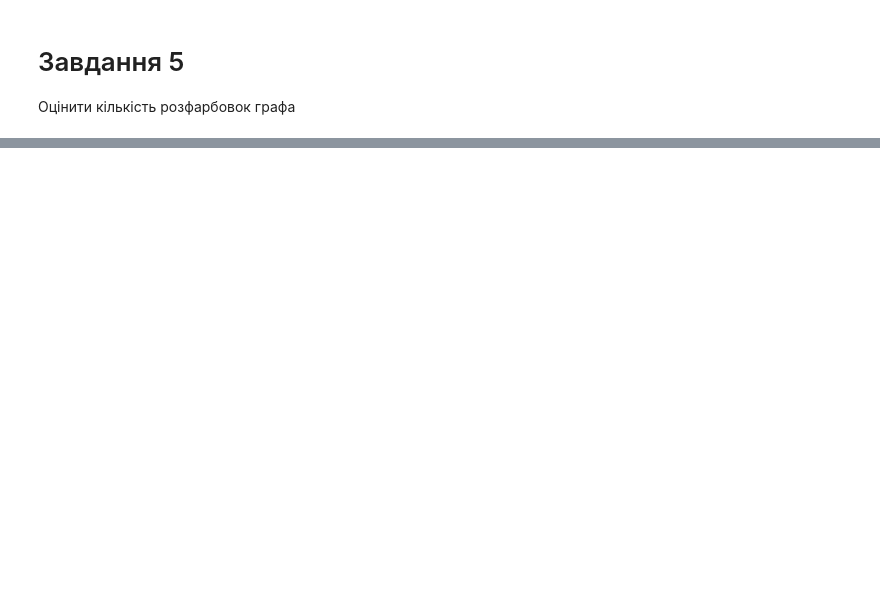
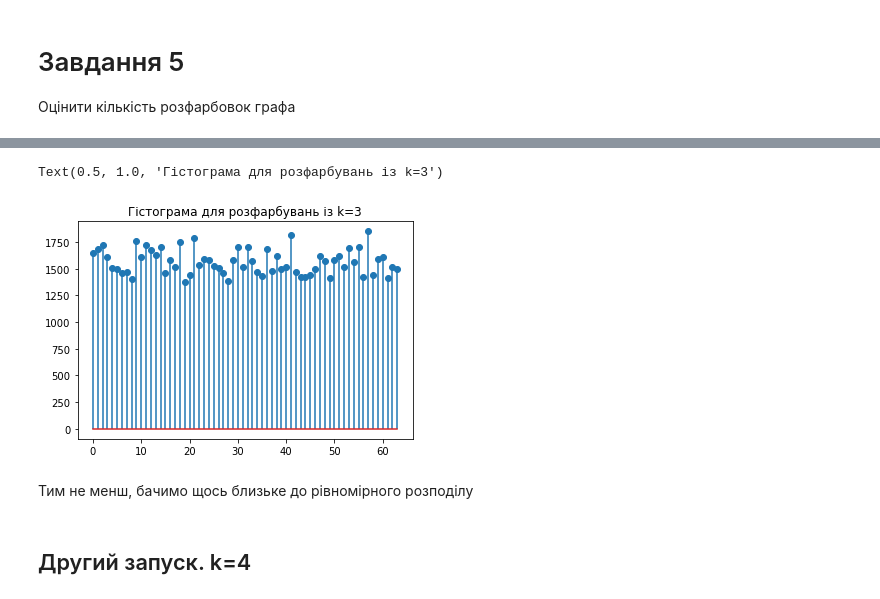
Before and after one commit to mkrooted256/undergrad-work, a Jupyter notebook: 7-markov-models/MarkovModelling/task5.ipynb, the cells around one changed output, grey strips where cells are left out. Drawn from its saved outputs; the diff is of its cells as text; code cells hidden in the pictures; blank space fills up the shorter version.

```diff
--- a/7-markov-models/MarkovModelling/task5.ipynb
+++ b/7-markov-models/MarkovModelling/task5.ipynb
@@ -61,0 +145,10 @@ def Task5(params: Task5Params, stat_offset=2000, n_steps=2000, seed=42, debug=Fa
+# %%
+plt.stem(range(len(result3.history_per_state)), result3.history_per_state.values())
+plt.title('Гістограма для розфарбувань із k=3')
+# %% [output]
+Text(0.5, 1.0, 'Гістограма для розфарбувань із k=3')
+[figure, added]
+# %% [markdown]
+Тим не менш, бачимо щось близьке до рівномірного розподілу
+# %% [markdown]
+## Другий запуск. k=4
```
Also changed, not shown: parts of 18 cells of this notebook.
